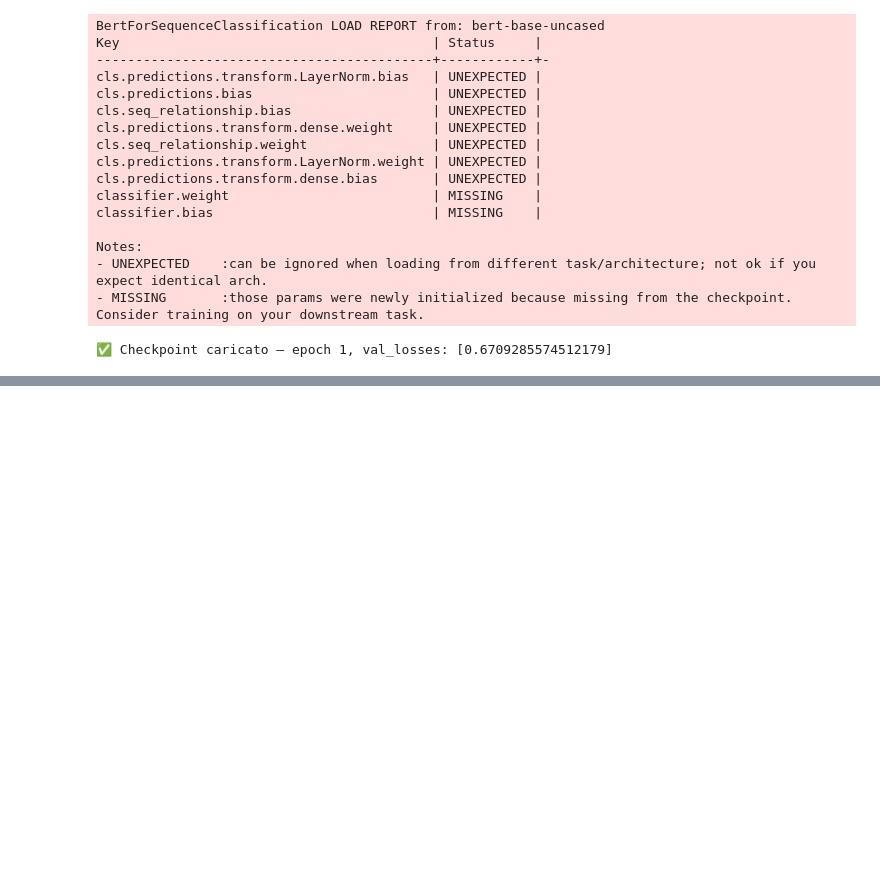
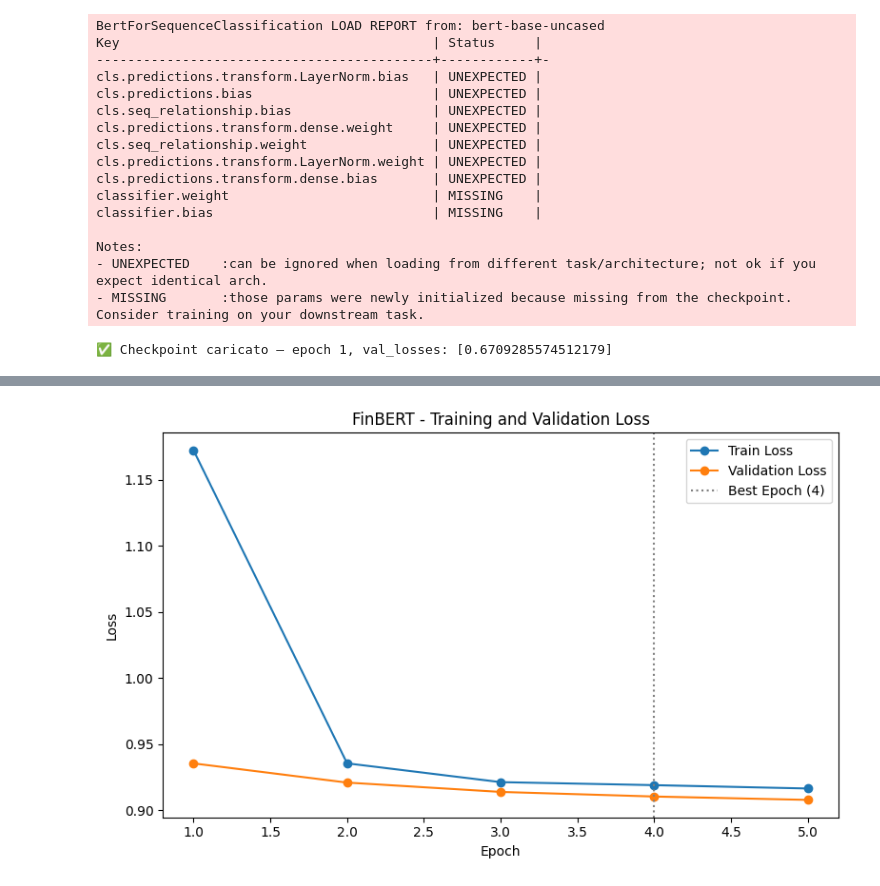
Before and after one commit to GabrieleSocrate/Text-Mining-, a Jupyter notebook: BERT__TextMining.ipynb, the cells around one changed output, grey strips where cells are left out. Drawn from its saved outputs; the diff is of its cells as text; code cells hidden in the pictures; blank space fills up the shorter version.

Commit message:
Added FinBert

```diff
--- a/BERT__TextMining.ipynb
+++ b/BERT__TextMining.ipynb
@@ -55,13 +61,11 @@ print(f"Using device: {device}")
 # %% [output]
 Using device: cuda
 # %%
+X = df_bert["description"]
+y = df_bert["sentiment_label"].map({"negative": 0, "neutral": 1, "positive": 2}).astype(int)
 
-X = df_bert["description"]
-y = df_bert["sentiment_label"].replace({"negative" : 0 , "neutral":1, "positive" : 2})
-
-X_train, X_temp, y_train, y_temp = train_test_split(X,y, test_size = 0.3, random_state = 100)
-
-X_val, X_test, y_val, y_test = train_test_split(X_temp,y_temp, test_size = 0.5, random_state = 100)
+X_train, X_temp, y_train, y_temp = train_test_split(X, y, test_size=0.3, random_state=100)
+X_val, X_test, y_val, y_test = train_test_split(X_temp, y_temp, test_size=0.5, random_state=100)
 
 print(X_train.shape, X_val.shape, X_test.shape)
 y_train.head()
@@ -317,7 +312,7 @@ Notes:
 # %% [markdown]
 # NEXT CELL: TRAIN FOR GPU
 # %%
-batch_size = 64
+batch_size = 32
 lr = 2e-5
 warmup_ratio = 0.1
 
@@ -480,0 +478,25 @@ Notes:
+# %%
+# FinBert
+from transformers import BertTokenizer, BertForSequenceClassification
+
+finbert_tokenizer = BertTokenizer.from_pretrained("ProsusAI/finbert")
+
+train_tokenized_fb = finbert_tokenizer(X_train.tolist(), padding="max_length", truncation=True, return_tensors="pt")
+val_tokenized_fb   = finbert_tokenizer(X_val.tolist(),   padding="max_length", truncation=True, return_tensors="pt")
+test_tokenized_fb  = finbert_tokenizer(X_test.tolist(),  padding="max_length", truncation=True, return_tensors="pt")
+# %%
+finbert = BertForSequenceClassification.from_pretrained("ProsusAI/finbert", num_labels=3)
+
+# Congela tutti i parametri
+for param in finbert.parameters():
+    param.requires_grad = False
+
+# Scongela solo il classification head
+for param in finbert.classifier.parameters():
+    param.requires_grad = True
+
+trainable = sum(p.numel() for p in finbert.parameters() if p.requires_grad)
+total     = sum(p.numel() for p in finbert.parameters())
+print(f"Parametri trainabili: {trainable:,} / {total:,} ({100*trainable/total:.3f}%)")
+
+finbert.to(device)
@@ -480,0 +597,10 @@ Notes:
+# %%
+epochs_range = range(1, len(train_losses_fb) + 1)
+plt.figure(figsize=(8, 5))
+plt.plot(epochs_range, train_losses_fb, marker='o', label='Train Loss')
+plt.plot(epochs_range, val_losses_fb,   marker='o', label='Validation Loss')
+plt.axvline(x=best_epoch_fb, color='gray', linestyle=':', label=f'Best Epoch ({best_epoch_fb})')
+plt.xlabel('Epoch'); plt.ylabel('Loss'); plt.title('FinBERT - Training and Validation Loss')
+plt.legend(); plt.tight_layout(); plt.show()
+# %% [output]
+[figure, added]
```
Also changed, not shown: parts of 12 cells of this notebook, 3 other files.
